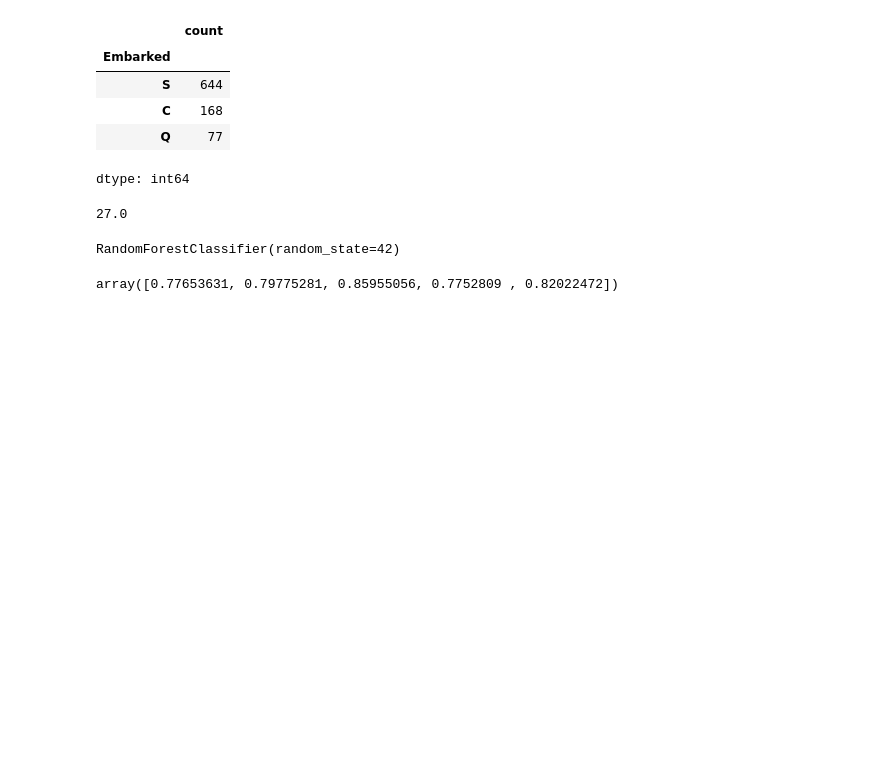
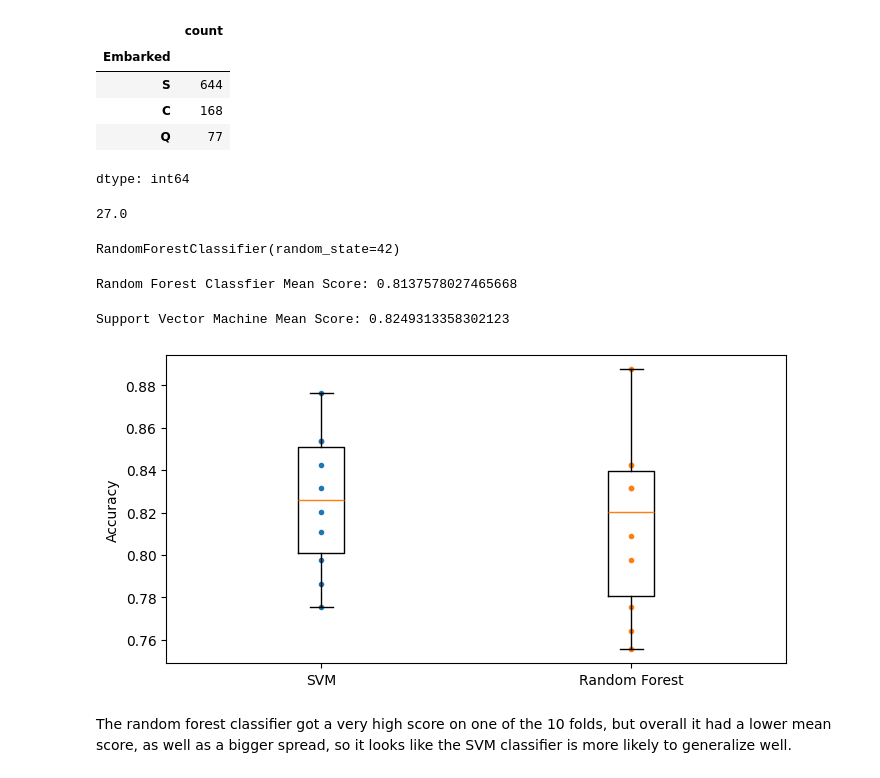
Before and after one commit to KANGWEII/hands_on_ml, a Jupyter notebook: Chapter03/classification.ipynb, the cells around one changed output. Cells and saved outputs as stored; diff of their text form; code cells hidden in the pictures; blank space fills up the shorter version.

```diff
--- a/Chapter03/classification.ipynb
+++ b/Chapter03/classification.ipynb
@@ -966,14 +966,37 @@ y_train = train_data["Survived"]
 # %%
 from sklearn.ensemble import RandomForestClassifier
 
-forest_reg = RandomForestClassifier(n_estimators=100, random_state=42)
-forest_reg.fit(x_train, y_train)
+forest_clf = RandomForestClassifier(n_estimators=100, random_state=42)
+forest_clf.fit(x_train, y_train)
 # %% [output]
 RandomForestClassifier(random_state=42)
 # %%
 from sklearn.model_selection import cross_val_score
 
-forest_rmse = cross_val_score(forest_reg, x_train, y_train, cv=5, n_jobs=-1)
-forest_rmse
+forest_scores = cross_val_score(forest_clf, x_train, y_train, cv=10, n_jobs=-1)
+print(f"Random Forest Classfier Mean Score: {forest_scores.mean()}")
 # %% [output]
-array([0.77653631, 0.79775281, 0.85955056, 0.7752809 , 0.82022472])
+Random Forest Classfier Mean Score: 0.8137578027465668
+# %%
+from sklearn.svm import SVC
+
+svm_clf = SVC(gamma="auto")
+svm_clf.fit(x_train, y_train)
+
+svm_scores = cross_val_score(svm_clf, x_train, y_train, cv=10, n_jobs=-1)
+print(f"Support Vector Machine Mean Score: {svm_scores.mean()}")
+# %% [output]
+Support Vector Machine Mean Score: 0.8249313358302123
+# %%
+import matplotlib.pyplot as plt
+
+plt.figure(figsize=(8, 4))
+plt.plot([1]*10, svm_scores, ".")
+plt.plot([2]*10, forest_scores, ".")
+plt.boxplot([svm_scores, forest_scores], tick_labels=("SVM", "Random Forest"))
+plt.ylabel("Accuracy")
+plt.show()
+# %% [output]
+[figure, added]
+# %% [markdown]
+The random forest classifier got a very high score on one of the 10 folds, but overall it had a lower mean score, as well as a bigger spread, so it looks like the SVM classifier is more likely to generalize well.
```
Also changed, not shown: parts of 4 cells of this notebook.
